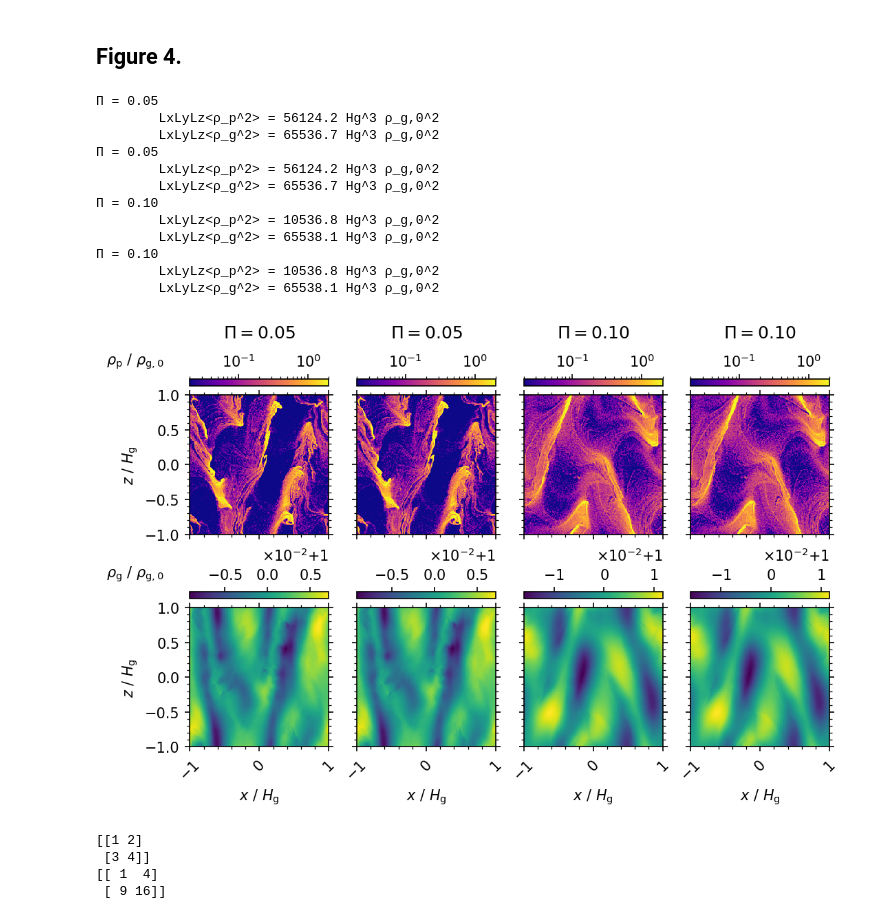
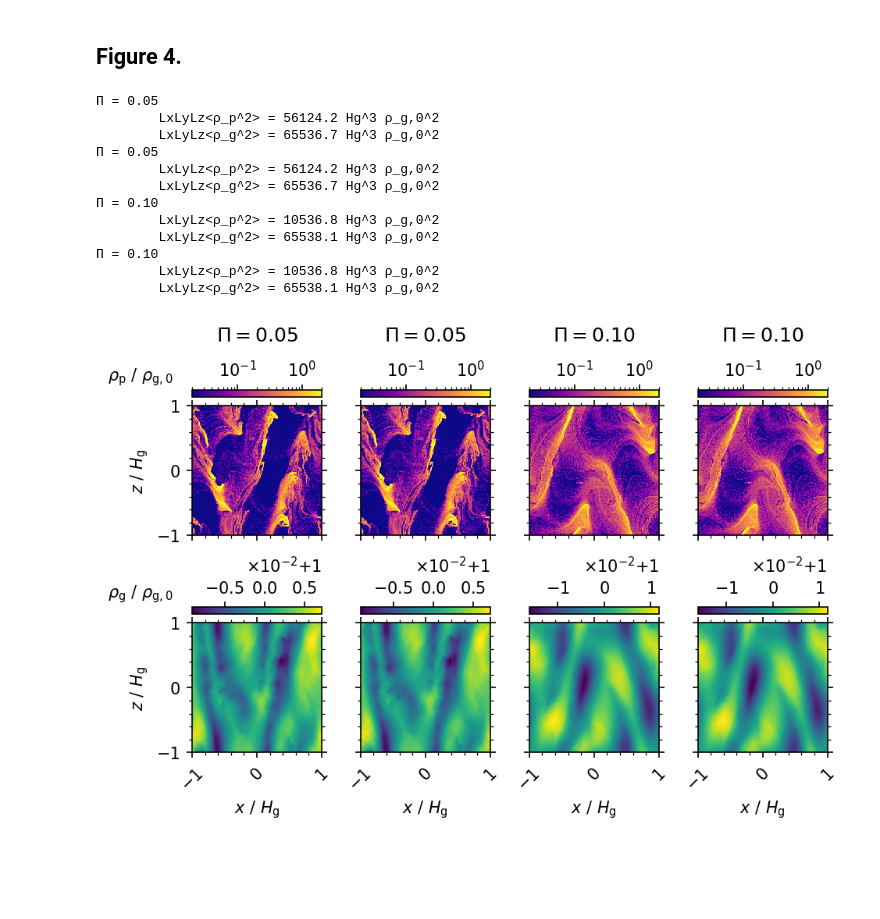
Before and after one commit to sabaronett/streaming-instability, a Jupyter notebook: ipynb/Snapshots.ipynb, the cells around one changed output. Drawn from its saved outputs; the diff is of its cells as text; code cells hidden in the pictures; blank space fills up the shorter version.

Commit message:
Resize figure to journal size formats

```diff
--- a/ipynb/Snapshots.ipynb
+++ b/ipynb/Snapshots.ipynb
@@ -17,7 +17,7 @@ import matplotlib.ticker as ticker
 import numpy as np
 
 mpl.rcParams["axes.formatter.offset_threshold"] = 2
-fig, axs = plt.subplots(2, 4, sharex=True, sharey=True, figsize=(8, 5), dpi=150)
+fig, axs = plt.subplots(2, 4, sharex=True, sharey=True, figsize=(7, 4.5), dpi=150)
 workdir = '../unstrat'
 case = 'AB'
 Pis = ['0.05', '0.05', '0.05', '0.05']
@@ -42,6 +42,7 @@ for i, Pi in enumerate(Pis):
 
     # Add and format dust color bars, titles, and x-axis labels
     cb_rhop = fig.colorbar(rhops, ax=axs[0][i], location='top')
+    # cb_rhop.ax.tick_params(axis='x', labelrotation=45)
     axs[0][i].set_title(f'$\Pi={Pi:s}$', pad=40)
     axs[0][i].set(aspect='equal')
     axs[1][i].set(xlabel=r'$x$ / $H_\mathrm{g}$', aspect='equal')
@@ -50,6 +51,7 @@ for i, Pi in enumerate(Pis):
     formatter = ticker.ScalarFormatter(useMathText=True)
     formatter.set_powerlimits((-1, 1))
     cb_rhog = fig.colorbar(rhogs, ax=axs[1][i], location='top', format=formatter)
+    # cb_rhog.ax.tick_params(axis='x', labelrotation=45)
 
 for ax in axs.flat:
     ax.label_outer()
@@ -59,12 +61,13 @@ for ax in axs.flat:
     ax.tick_params(axis='x', labelrotation=45)
 
 # Format and save figure
-axs[0][0].text(-0.6, 1.31, r'$\rho_\mathrm{p}$ / $\rho_\mathrm{g,0}$', ha='left',
+axs[0][0].text(-0.65, 1.31, r'$\rho_\mathrm{p}$ / $\rho_\mathrm{g,0}$', ha='left',
                va='top', transform=axs[0][0].transAxes)
-axs[1][0].text(-0.6, 1.31, r'$\rho_\mathrm{g}$ / $\rho_\mathrm{g,0}$', ha='left',
+axs[1][0].text(-0.65, 1.31, r'$\rho_\mathrm{g}$ / $\rho_\mathrm{g,0}$', ha='left',
                va='top', transform=axs[1][0].transAxes)
 axs[0][0].set(ylabel=r'$z$ / $H_\mathrm{g}$')
 axs[1][0].set(ylabel=r'$z$ / $H_\mathrm{g}$')
 # plt.savefig(f'figs/{case}_snaps.png', dpi=1000, bbox_inches='tight', pad_inches=0.01)
+plt.subplots_adjust(wspace=0.3)
 plt.show()
 # %% [output]
@@ -82,7 +85,7 @@ import matplotlib.ticker as ticker
 import numpy as np
 
 mpl.rcParams["axes.formatter.offset_threshold"] = 2
-fig, axs = plt.subplots(2, 4, sharex=True, sharey=True, figsize=(8, 5), dpi=150)
+fig, axs = plt.subplots(2, 4, sharex=True, sharey=True, figsize=(7, 4.5), dpi=150)
 workdir = '../unstrat'
 case = 'BA'
 Pis = ['0.05', '0.05', '0.10', '0.10']
@@ -119,45 +122,34 @@ for i, Pi in enumerate(Pis):
     formatter.set_powerlimits((-1, 1))
     cb_rhog = fig.colorbar(rhogs, ax=axs[1][i], location='top', format=formatter)
 
 for ax in axs.flat:
     ax.label_outer()
     ax.minorticks_on()
     ax.set(aspect='equal')
     ax.tick_params(axis='both', which='both', top=True, right=True)
     ax.tick_params(axis='x', labelrotation=45)
 
 # Format and save figure
-axs[0][0].text(-0.6, 1.31, r'$\rho_\mathrm{p}$ / $\rho_\mathrm{g,0}$', ha='left',
+axs[0][0].text(-0.65, 1.31, r'$\rho_\mathrm{p}$ / $\rho_\mathrm{g,0}$', ha='left',
                va='top', transform=axs[0][0].transAxes)
-axs[1][0].text(-0.6, 1.31, r'$\rho_\mathrm{g}$ / $\rho_\mathrm{g,0}$', ha='left',
+axs[1][0].text(-0.65, 1.31, r'$\rho_\mathrm{g}$ / $\rho_\mathrm{g,0}$', ha='left',
                va='top', transform=axs[1][0].transAxes)
 axs[0][0].set(ylabel=r'$z$ / $H_\mathrm{g}$')
 axs[1][0].set(ylabel=r'$z$ / $H_\mathrm{g}$')
 # plt.savefig(f'figs/{case}_snaps.png', dpi=1000, bbox_inches='tight', pad_inches=0.01)
+plt.subplots_adjust(wspace=0.3)
 plt.show()
 # %% [output]
 Π = 0.05
         LxLyLz<ρ_p^2> = 56124.2 Hg^3 ρ_g,0^2
         LxLyLz<ρ_g^2> = 65536.7 Hg^3 ρ_g,0^2
 Π = 0.05
         LxLyLz<ρ_p^2> = 56124.2 Hg^3 ρ_g,0^2
         LxLyLz<ρ_g^2> = 65536.7 Hg^3 ρ_g,0^2
 Π = 0.10
         LxLyLz<ρ_p^2> = 10536.8 Hg^3 ρ_g,0^2
         LxLyLz<ρ_g^2> = 65538.1 Hg^3 ρ_g,0^2
 Π = 0.10
         LxLyLz<ρ_p^2> = 10536.8 Hg^3 ρ_g,0^2
         LxLyLz<ρ_g^2> = 65538.1 Hg^3 ρ_g,0^2
-[figure, old version]
+[figure, new version]
-# %%
-import numpy as np
-
-array = np.asarray([[1, 2], [3, 4]])
-squared = array**2
-print(array)
-print(squared)
-# %% [output]
-[[1 2]
- [3 4]]
-[[ 1  4]
- [ 9 16]]
```
Also changed, not shown: parts of 2 cells of this notebook.
